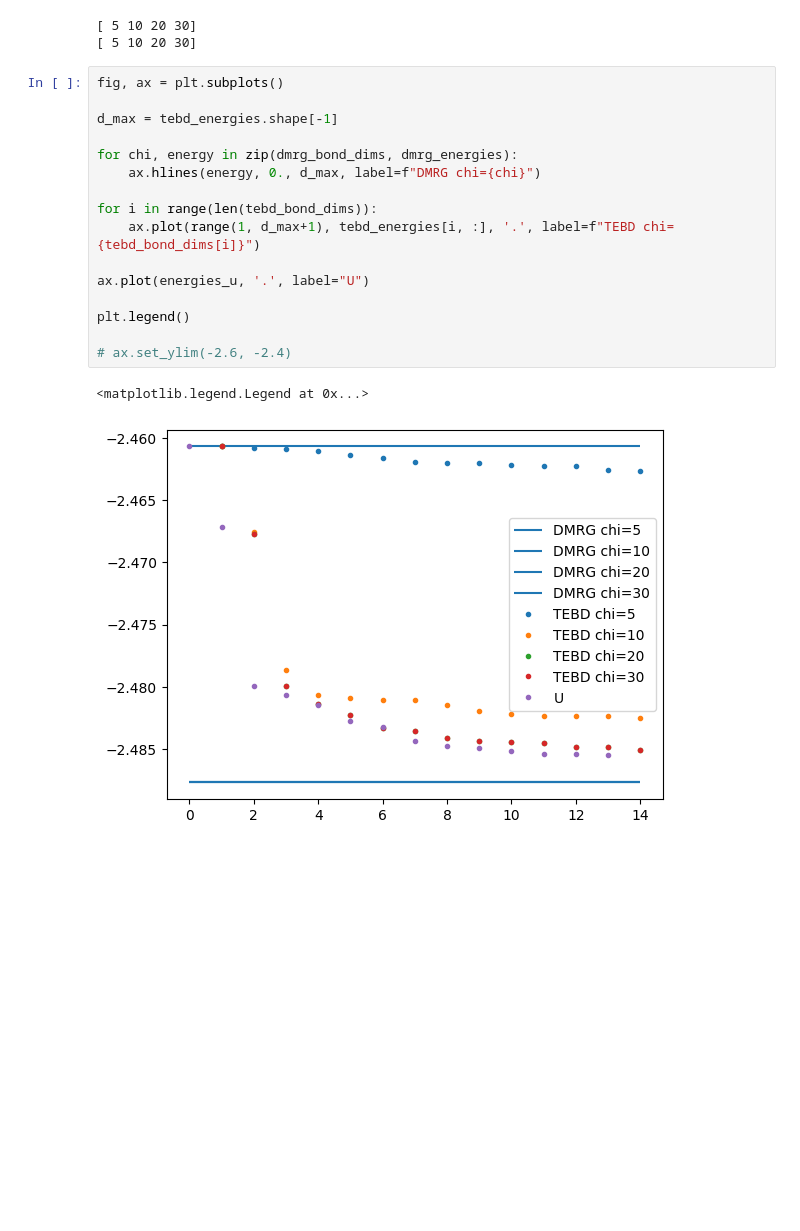
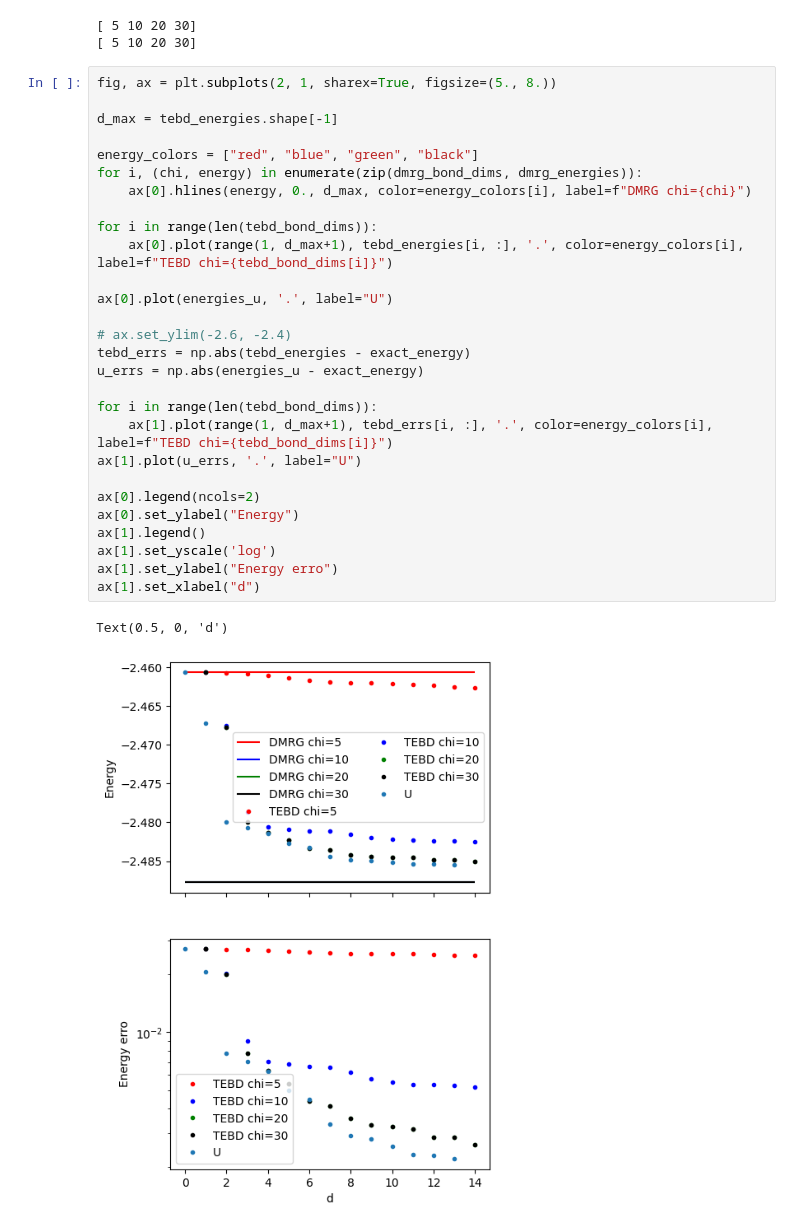
Before and after one commit to bdalfavero/RealTimeKrylov, a Jupyter notebook: hubbard_plot.ipynb, the cells around one changed output. Saved outputs shown, nothing was run; the diff lists cells and outputs as text; blank space fills up the shorter version.

Commit message:
Cleaned up main plot and got rid of debugging plots.

```diff
--- a/hubbard_plot.ipynb
+++ b/hubbard_plot.ipynb
@@ -22,21 +22,33 @@ f.close()
 [ 5 10 20 30]
 [ 5 10 20 30]
 # %%
-fig, ax = plt.subplots()
+fig, ax = plt.subplots(2, 1, sharex=True, figsize=(5., 8.))
 
 d_max = tebd_energies.shape[-1]
 
-for chi, energy in zip(dmrg_bond_dims, dmrg_energies):
-    ax.hlines(energy, 0., d_max, label=f"DMRG chi={chi}")
+energy_colors = ["red", "blue", "green", "black"]
+for i, (chi, energy) in enumerate(zip(dmrg_bond_dims, dmrg_energies)):
+    ax[0].hlines(energy, 0., d_max, color=energy_colors[i], label=f"DMRG chi={chi}")
 
 for i in range(len(tebd_bond_dims)):
-    ax.plot(range(1, d_max+1), tebd_energies[i, :], '.', label=f"TEBD chi={tebd_bond_dims[i]}")
+    ax[0].plot(range(1, d_max+1), tebd_energies[i, :], '.', color=energy_colors[i], label=f"TEBD chi={tebd_bond_dims[i]}")
 
-ax.plot(energies_u, '.', label="U")
-
-plt.legend()
+ax[0].plot(energies_u, '.', label="U")
 
 # ax.set_ylim(-2.6, -2.4)
+tebd_errs = np.abs(tebd_energies - exact_energy)
+u_errs = np.abs(energies_u - exact_energy)
+
+for i in range(len(tebd_bond_dims)):
+    ax[1].plot(range(1, d_max+1), tebd_errs[i, :], '.', color=energy_colors[i], label=f"TEBD chi={tebd_bond_dims[i]}")
+ax[1].plot(u_errs, '.', label="U")
+
+ax[0].legend(ncols=2)
+ax[0].set_ylabel("Energy")
+ax[1].legend()
+ax[1].set_yscale('log')
+ax[1].set_ylabel("Energy erro")
+ax[1].set_xlabel("d")
 # %% [output]
-<matplotlib.legend.Legend at 0x...>
+Text(0.5, 0, 'd')
-[figure, old version]
+[figure, new version]
```
Also changed, not shown: parts of 4 cells of this notebook.
